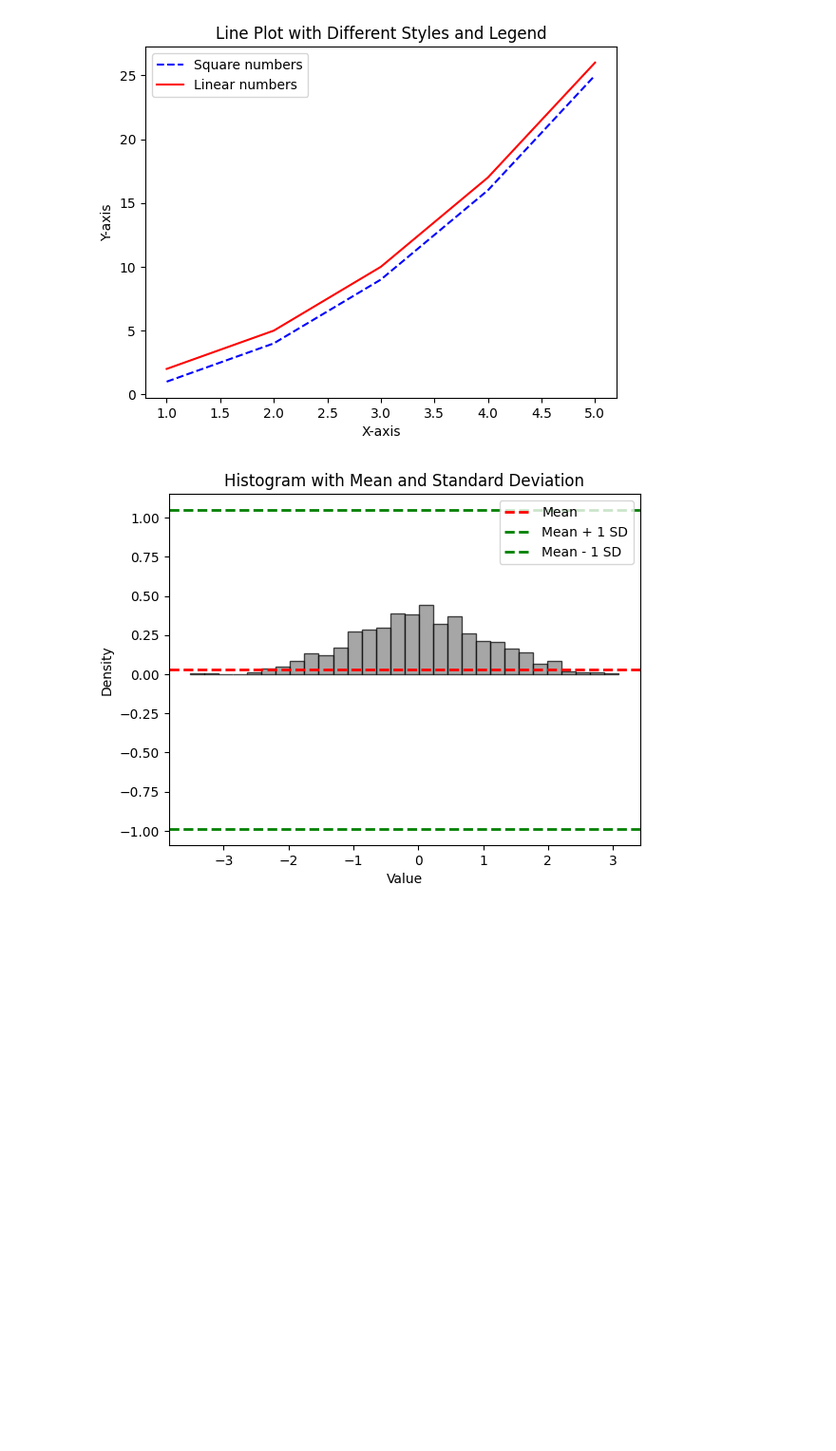
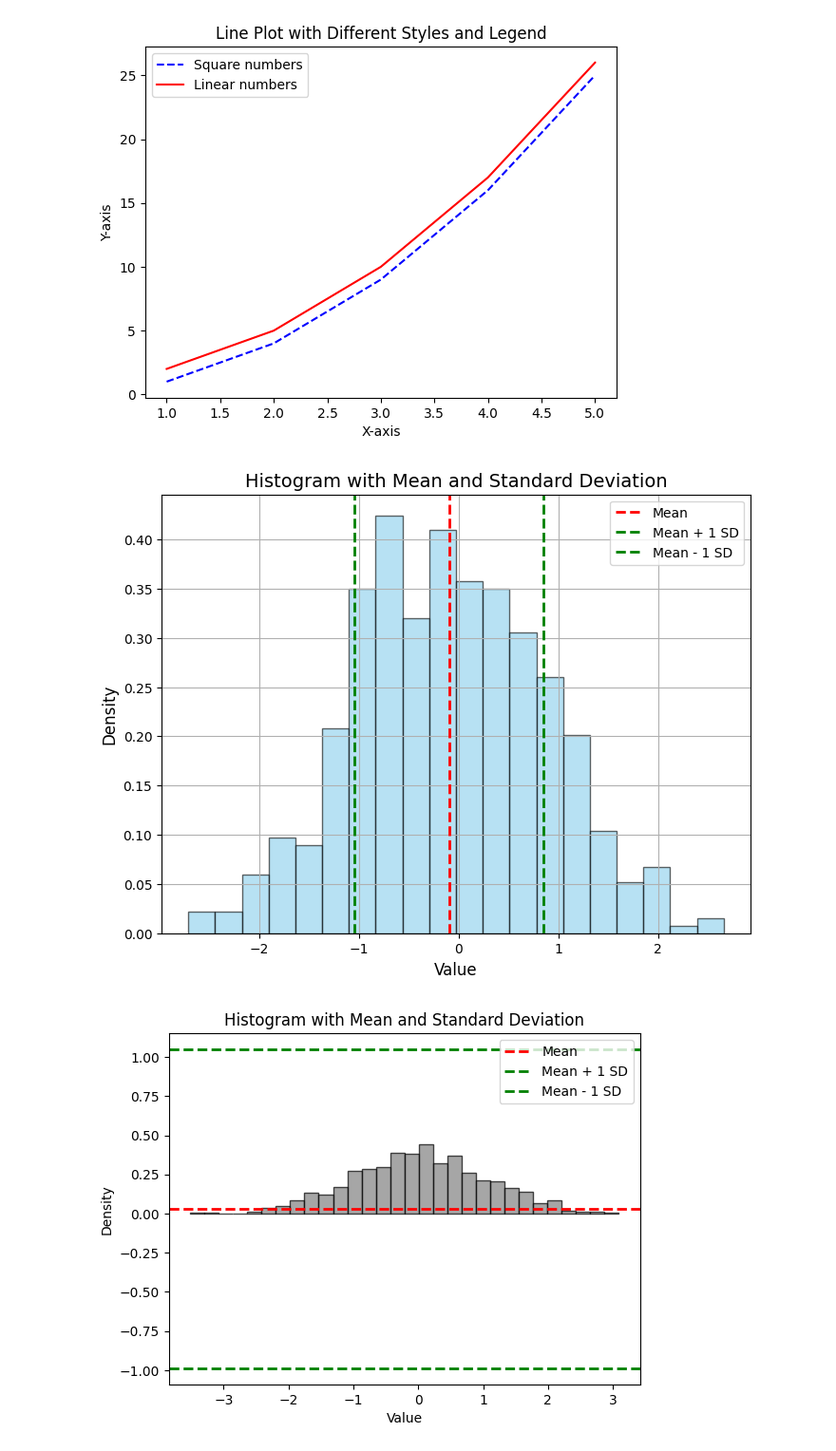
Before and after one commit to PHCoder05/advance-python-practice, a Jupyter notebook: statitical_functions.ipynb, the cells around one changed output. Shown: that part at 95% size. Saved outputs shown, nothing was run; the diff lists cells and outputs as text; code cells hidden in the pictures; blank space fills up the shorter version.

```diff
--- a/statitical_functions.ipynb
+++ b/statitical_functions.ipynb
@@ -211,6 +198,32 @@ plt.legend()
 plt.show()
 # %% [output]
 [figure]
+# %%
+import numpy as np
+import matplotlib.pyplot as plt
+
+data = np.random.randn(500)
+
+mean = np.mean(data)
+std_deviation = np.std(data)
+
+plt.figure(figsize=(8, 6))
+plt.hist(data, bins=20, density=True, alpha=0.6, color='skyblue', edgecolor='black')
+
+plt.axvline(mean, color='red', linestyle='--', linewidth=2, label='Mean')
+plt.axvline(mean + std_deviation, color='green', linestyle='--', linewidth=2, label='Mean + 1 SD')
+plt.axvline(mean - std_deviation, color='green', linestyle='--', linewidth=2, label='Mean - 1 SD')
+
+plt.xlabel('Value', fontsize=12)
+plt.ylabel('Density', fontsize=12)
+plt.title('Histogram with Mean and Standard Deviation', fontsize=14)
+
+plt.legend()
+
+plt.grid(True)
+plt.show()
+# %% [output]
+[figure, added]
 # %%
 import numpy as np
 import matplotlib.pyplot as plt
```
Also changed, not shown: parts of 5 cells of this notebook.
